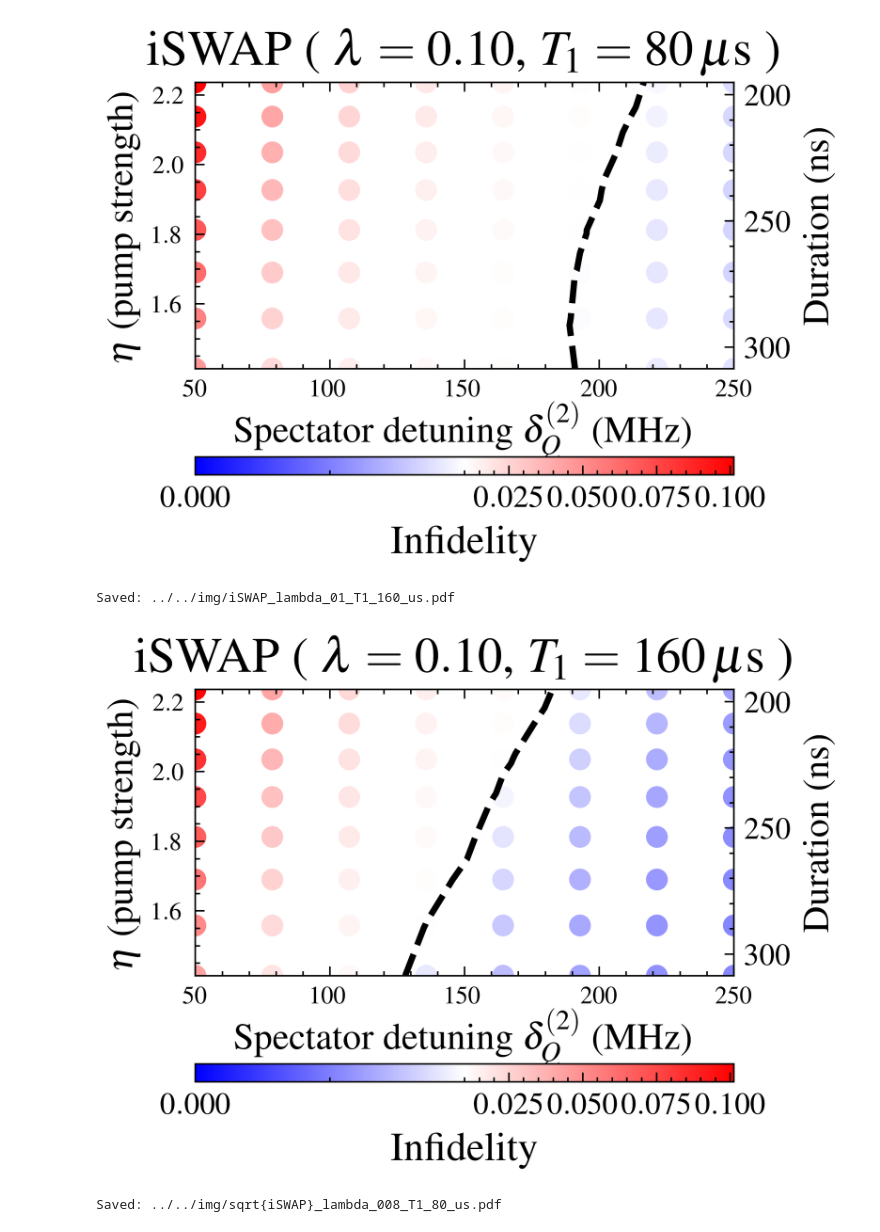
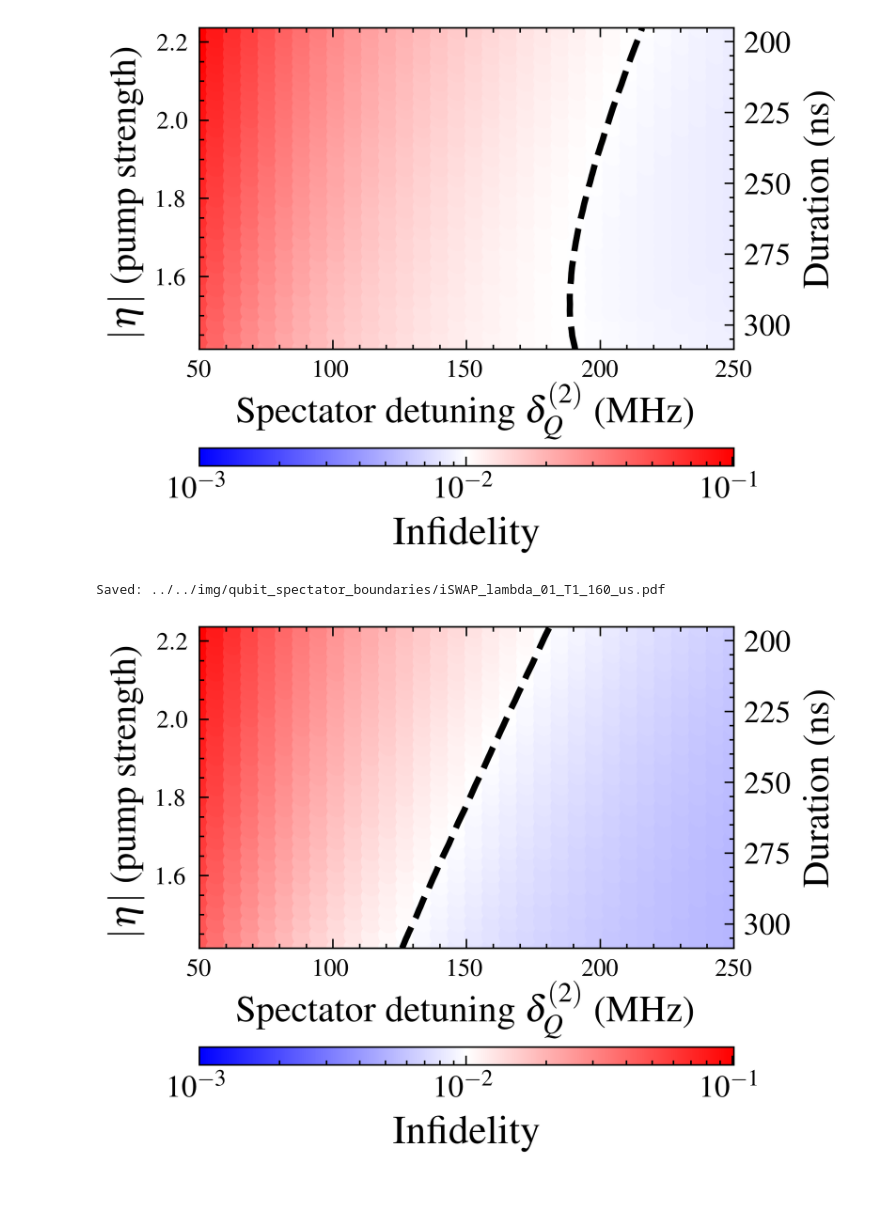
Before and after one commit to PITT-HATLAB/corral_crowding, a Jupyter notebook: src/notebooks/02_conversion_boundary.ipynb, the cells around one changed output. Cells and saved outputs as stored; diff of their text form; code cells hidden in the pictures; blank space fills up the shorter version.

Commit message:
better boundary colorbars

```diff
--- a/src/notebooks/02_conversion_boundary.ipynb
+++ b/src/notebooks/02_conversion_boundary.ipynb
@@ -27,7 +27,7 @@ n_s_list = np.linspace(2, 5, N)  # Pump photon number values
 delta_list = 1e6 * np.linspace(50, 250, N)  # Detuning values in Hz
 
 # iSWAP and sqrt(iSWAP combinations)
-iswap_choices = [True, False]  # True for iSWAP, False for sqrt(iSWAP)
+iswap_choices = [True]  # , False]  # True for iSWAP, False for sqrt(iSWAP)
 lambdaqs = [0.08, 0.1]  # Different lambda values
 T1_values = [80e-6, 160e-6]  # T1 values in seconds
 
@@ -145,6 +145,8 @@ for iswap_choice in iswap_choices:
                 }
             )
 # %%
+from matplotlib.colors import LogNorm
+
 # First, determine global min and max fidelity
 all_fidelities = np.concatenate([d["fidelity_list"] for d in data_store])
 global_vmin, global_vmax = 0.0, np.max(all_fidelities)
@@ -163,6 +165,7 @@ for data in data_store:
     norm = TwoSlopeNorm(
         vmin=global_vmin, vcenter=(1 - target_fidelity), vmax=global_vmax
     )
+    norm = LogNorm(vmin=global_vmin + 1e-3, vmax=global_vmax)  # Avoid zero issues
 
     # Plotting
     with plt.style.context(["ieee", "use_mathtext", "science"]):
@@ -185,14 +188,14 @@ for data in data_store:
             r"Spectator detuning $\delta^{(2)}_Q$ (MHz)", fontsize=12, labelpad=-0.25
         )  # Increase font size for x-axis
         ax1.set_ylabel(
-            r"$\eta$ (pump strength)", fontsize=12
+            r"$|\eta|$ (pump strength)", fontsize=12
         )  # Increase font size for y-axis
-        ax1.set_title(
-            r"{} ( $\lambda = {:.2f}$, $T_1 = {:.0f} \, \mu$s )".format(
-                gate_type, lambdaq, T1 * 1e6
-            ),
-            fontsize=16,
-        )  # Adjust title size and padding
+        # ax1.set_title(
+        #     r"{} ( $\lambda = {:.2f}$, $T_1 = {:.0f} \, \mu$s )".format(
+        #         gate_type, lambdaq, T1 * 1e6
+        #     ),
+        #     fontsize=16,
+        # )  # Adjust title size and padding
 
         # Second y-axis for gate duration
         ax2 = ax1.twinx()
@@ -242,4 +245,3 @@ Saved: ../../img/iSWAP_lambda_01_T1_80_us.pdf
-[figure, old version]
+[figure, new version]
-Saved: ../../img/iSWAP_lambda_01_T1_160_us.pdf
+Saved: ../../img/qubit_spectator_boundaries/iSWAP_lambda_01_T1_160_us.pdf
-[figure, old version]
+[figure, new version]
-Saved: ../../img/sqrt{iSWAP}_lambda_008_T1_80_us.pdf
```
Also changed, not shown: parts of 1 cell of this notebook, 14 other files.
